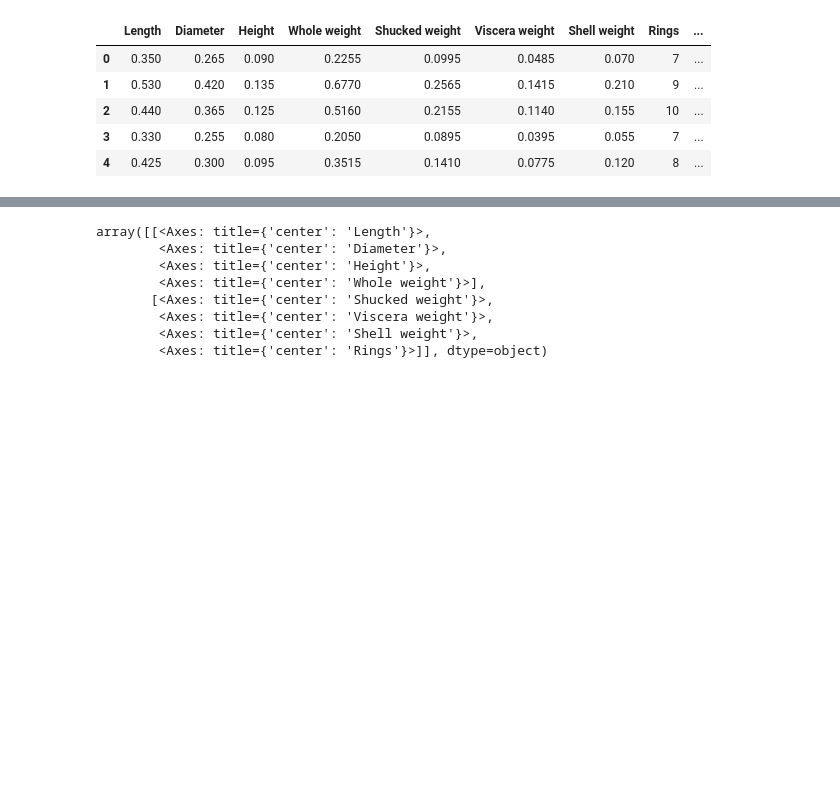
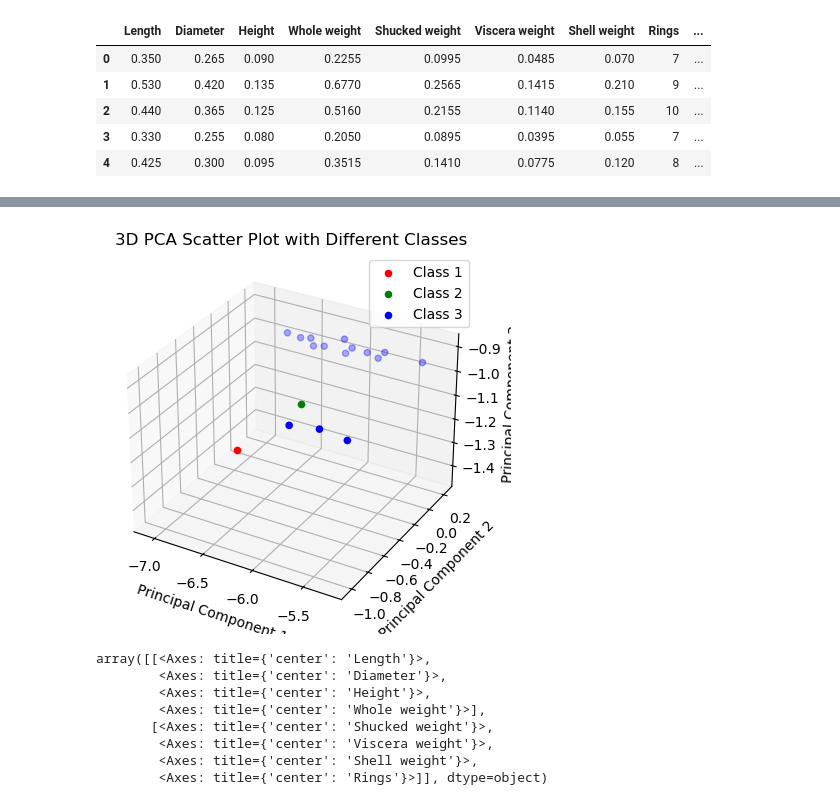
Before and after one commit to Chunfei-He/test_sklearn1, a Jupyter notebook: 大作业/PCA.ipynb, the cells around one changed output, grey strips where cells are left out. Cells and saved outputs as stored; diff of their text form; code cells hidden in the pictures; blank space fills up the shorter version.

```diff
--- a/大作业/PCA.ipynb
+++ b/大作业/PCA.ipynb
@@ -102,3 +196,32 @@ print(sorted_eigenval)
+# %%
+y = abalone['Rings']
+X = abalone.drop(['Rings'], axis=1)
+X = abalone.drop(['Sex_F'], axis=1)
+X = abalone.drop(['Sex_I'], axis=1)
+X = abalone.drop(['Sex_M'], axis=1)
+
+# 数据标准化
+X_std = StandardScaler().fit_transform(X)
+
+# 使用PCA进行三维降维
+pca = PCA(n_components=3)
+X_pca = pca.fit_transform(X_std)
+
+# 绘制三维散点图
+fig = plt.figure()
+ax = fig.add_subplot(111, projection='3d')
+colors = ['red', 'green', 'blue']  # 为三个类别设置不同的颜色
+for i, color in enumerate(colors):
+    ax.scatter(X_pca[y == i+1, 0], X_pca[y == i+1, 1], X_pca[y == i+1, 2], c=color, label=f'Class {i+1}')
+
+ax.set_xlabel('Principal Component 1')
+ax.set_ylabel('Principal Component 2')
+ax.set_zlabel('Principal Component 3')
+ax.set_title('3D PCA Scatter Plot with Different Classes')
+ax.legend()
+plt.show()
+# %% [output]
+[figure, added]
 # %%
 abalone.hist(figsize=(20,10), grid = False, layout=(2,4), bins = 30)
 # %% [output]
```
Also changed, not shown: parts of 15 cells of this notebook, 8 other files.
